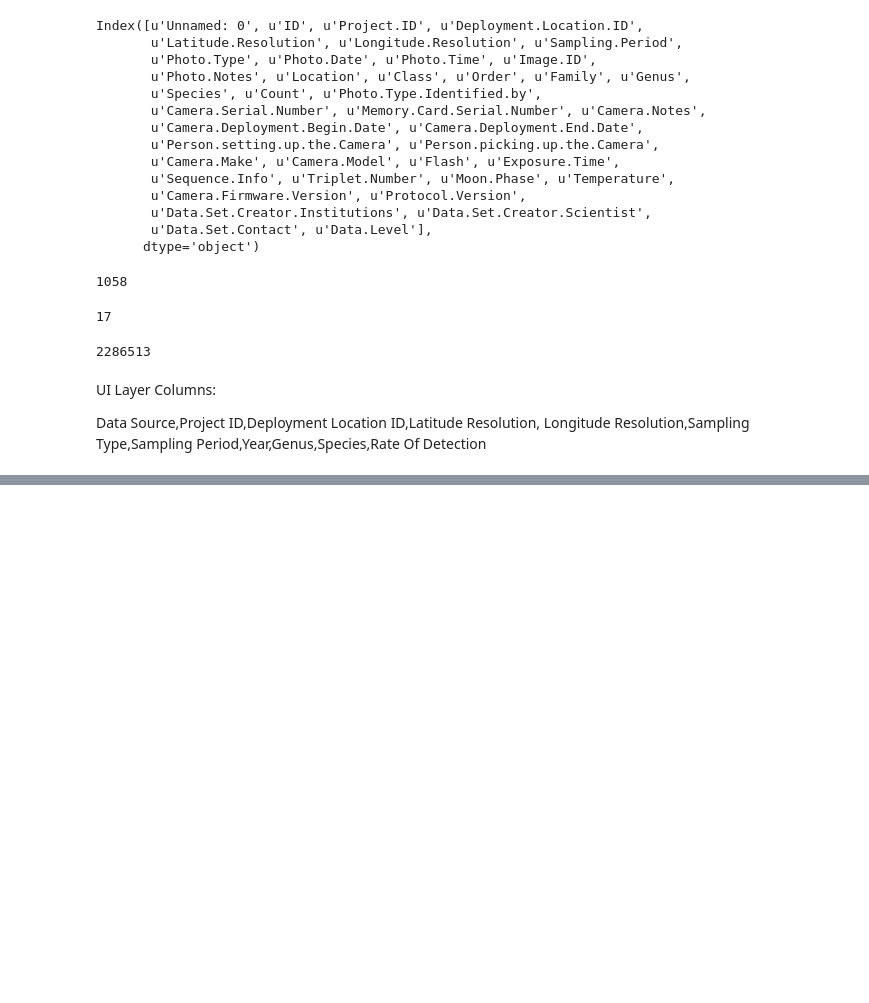
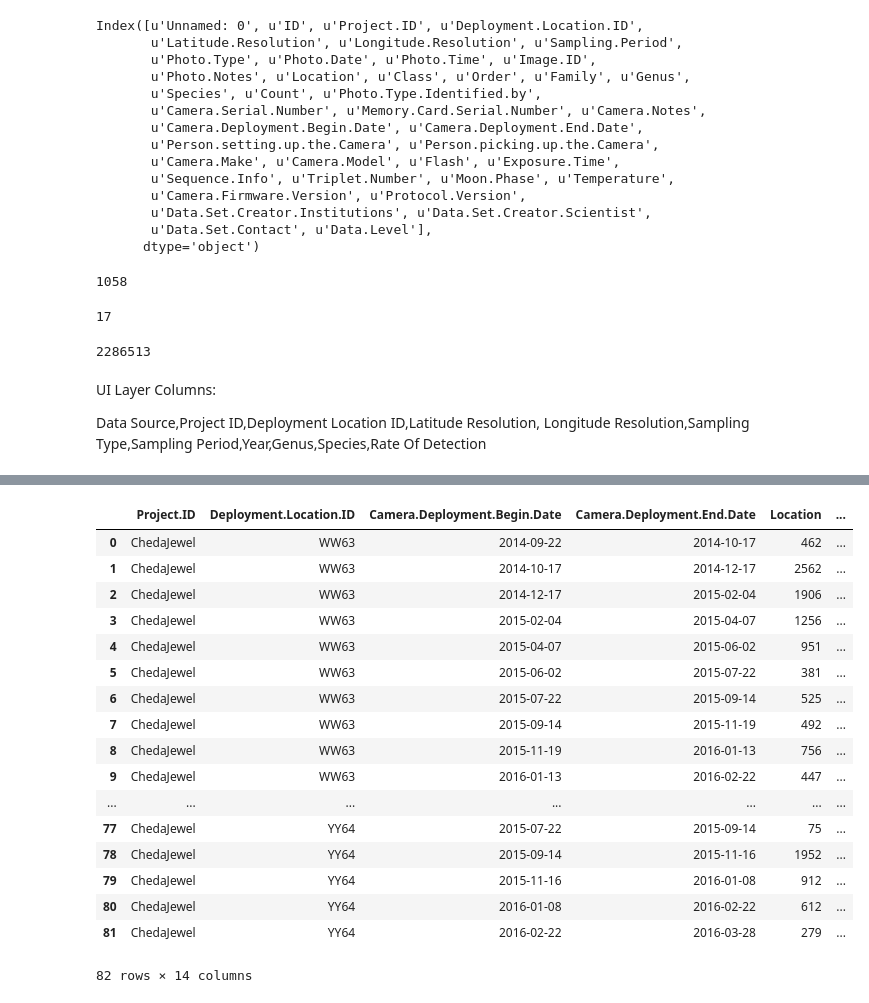
Before and after one commit to ConservationInternational/ShinyCam, a Jupyter notebook: notebooks/Saksman-python-profiling.ipynb, the cells around one changed output, grey strips where cells are left out. Drawn from its saved outputs; the diff is of its cells as text; code cells hidden in the pictures; blank space fills up the shorter version.

```diff
--- a/notebooks/Saksman-python-profiling.ipynb
+++ b/notebooks/Saksman-python-profiling.ipynb
@@ -66,0 +115,29 @@ Longitude Resolution,Sampling Type,Sampling Period,Year,Genus,Species,Rate Of De
+# %%
+marin_simple_per_location = marin_simple_per_location.count().reset_index()
+# %%
+marin_simple_per_location['Camera.Deployment.Begin.Date_datetime'] = marin_simple_per_location['Camera.Deployment.Begin.Date'].apply(lambda x:
+                                                                    datetime.datetime.strptime(x, '%Y-%m-%d'))
+
+marin_simple_per_location['Camera.Deployment.End.Date_datetime'] = marin_simple_per_location['Camera.Deployment.End.Date'].apply(lambda x:
+                                                                    datetime.datetime.strptime(x, '%Y-%m-%d'))
+# %%
+marin_simple_per_location['trapnights'] = (marin_simple_per_location['Camera.Deployment.End.Date_datetime']
+                                          -
+        marin_simple_per_location['Camera.Deployment.Begin.Date_datetime']).astype(pd.Timedelta).apply(lambda l: l.days)
+# %%
+from dateutil.relativedelta import *
+
+def get_month_day_range(date):
+
+#    For a date 'date' returns the start and end date for the month of 'date'.
+#    Month with 31 days:
+#    >>> date = datetime.date(2011, 7, 27)
+#    >>> get_month_day_range(date)
+#    (datetime.date(2011, 7, 1), datetime.date(2011, 7, 31))
+#    Month with 28 days:
+#    >>> date = datetime.date(2011, 2, 15)
+#    >>> get_month_day_range(date)
+#    (datetime.date(2011, 2, 1), datetime.date(2011, 2, 28))
+    last_day = date + relativedelta(day=1, months=+1, days=-1)
+    first_day = date + relativedelta(day=1)
+    return last_day - first_day
@@ -66,0 +164,28 @@ Longitude Resolution,Sampling Type,Sampling Period,Year,Genus,Species,Rate Of De
+# %%
+import calendar
+marin_simple_per_location['Month_Begin'] = marin_simple_per_location['Camera.Deployment.Begin.Date_datetime'].apply(lambda x:
+                                                                                               get_month_day_range(x))
+marin_simple_per_location['Month_End'] = marin_simple_per_location['Camera.Deployment.End.Date_datetime'].apply(lambda x:
+                                                                                               get_month_day_range(x))
+
+marin_simple_per_location['Month_End'] = marin_simple_per_location['Camera.Deployment.End.Date_datetime'].apply(lambda x:
+                                                                                               get_month_day_range(x))
+# %% [output]
+|  | Project.ID | Deployment.Location.ID | Camera.Deployment.Begin.Date | Camera.Deployment.End.Date | Location | ... |
+| 0 | ChedaJewel | WW63 | 2014-09-22 | 2014-10-17 | 462 | ... |
+| 1 | ChedaJewel | WW63 | 2014-10-17 | 2014-12-17 | 2562 | ... |
+| 2 | ChedaJewel | WW63 | 2014-12-17 | 2015-02-04 | 1906 | ... |
+| 3 | ChedaJewel | WW63 | 2015-02-04 | 2015-04-07 | 1256 | ... |
+| 4 | ChedaJewel | WW63 | 2015-04-07 | 2015-06-02 | 951 | ... |
+| 5 | ChedaJewel | WW63 | 2015-06-02 | 2015-07-22 | 381 | ... |
+| 6 | ChedaJewel | WW63 | 2015-07-22 | 2015-09-14 | 525 | ... |
+| 7 | ChedaJewel | WW63 | 2015-09-14 | 2015-11-19 | 492 | ... |
+| 8 | ChedaJewel | WW63 | 2015-11-19 | 2016-01-13 | 756 | ... |
+| 9 | ChedaJewel | WW63 | 2016-01-13 | 2016-02-22 | 447 | ... |
+| ... | ... | ... | ... | ... | ... | ... |
+| 77 | ChedaJewel | YY64 | 2015-07-22 | 2015-09-14 | 75 | ... |
+| 78 | ChedaJewel | YY64 | 2015-09-14 | 2015-11-16 | 1952 | ... |
+| 79 | ChedaJewel | YY64 | 2015-11-16 | 2016-01-08 | 912 | ... |
+| 80 | ChedaJewel | YY64 | 2016-01-08 | 2016-02-22 | 612 | ... |
+| 81 | ChedaJewel | YY64 | 2016-02-22 | 2016-03-28 | 279 | ... |
+82 rows × 14 columns
```
Also changed, not shown: parts of 26 cells of this notebook.
